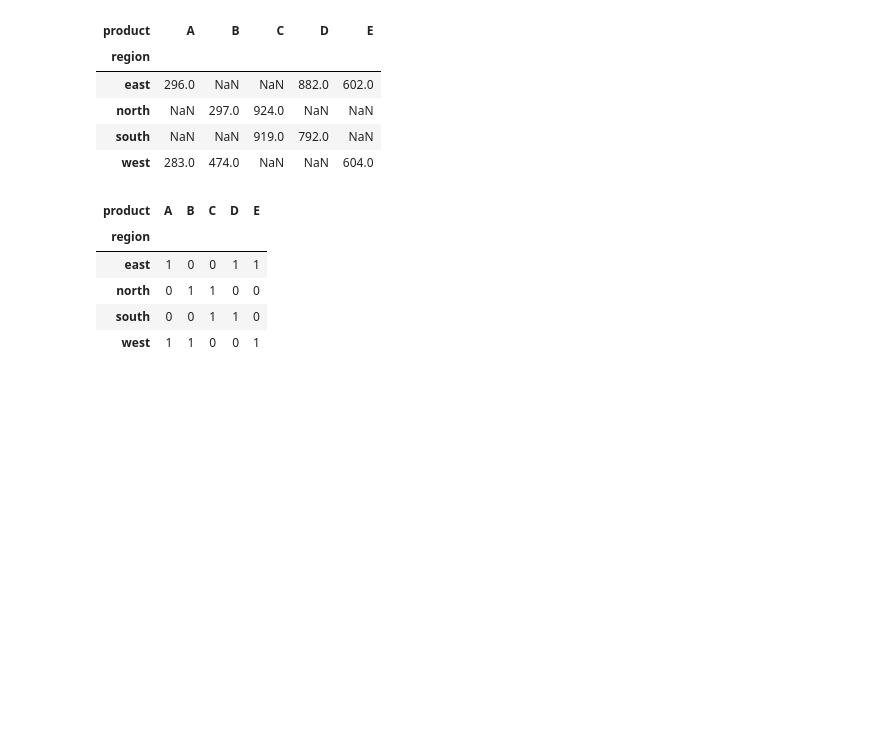
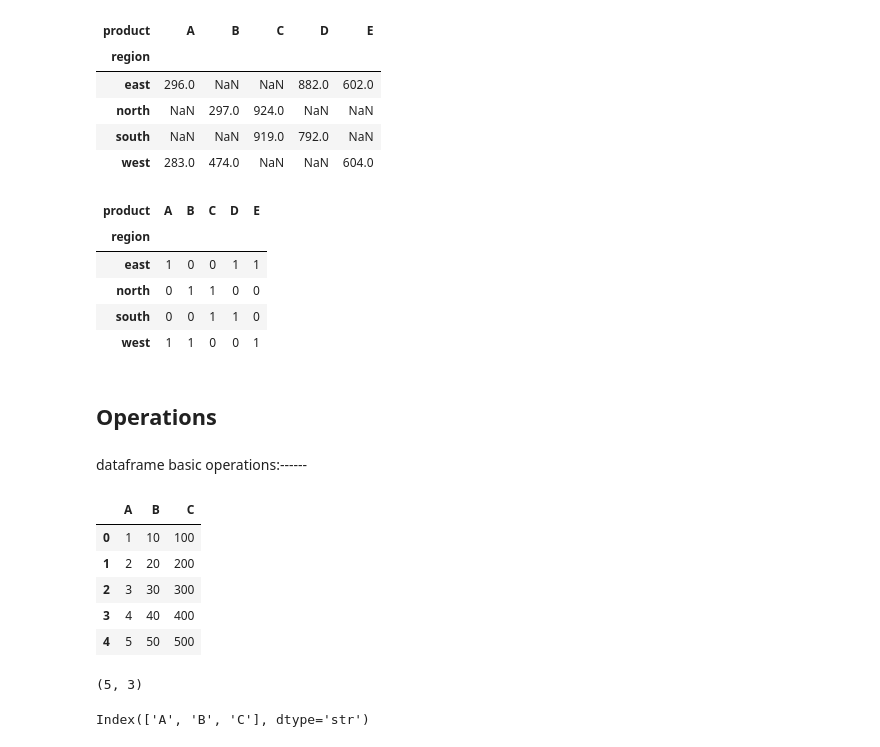
Before and after one commit to AyushSharma-17/dataanalysis_python_l1, a Jupyter notebook: copy_of_pandas_ex.ipynb, the cells around one changed output. Cells and saved outputs as stored; diff of their text form; code cells hidden in the pictures; blank space fills up the shorter version.

Commit message:
operations

```diff
--- a/copy_of_pandas_ex.ipynb
+++ b/copy_of_pandas_ex.ipynb
@@ -573,3 +573,30 @@ pd.crosstab(df4['region'], df4['product'])
 | north | 0 | 1 | 1 | 0 | 0 |
 | south | 0 | 0 | 1 | 1 | 0 |
 | west | 1 | 1 | 0 | 0 | 1 |
+# %% [markdown]
+<h2><b>Operations</b></h2>
+# %% [markdown]
+dataframe basic operations:------
+# %%
+df=pd.DataFrame({
+    'A':[1,2,3,4,5],
+    'B':[10,20,30,40,50],
+    'C':[100,200,300,400,500]
+})
+# %%
+df
+# %% [output]
+|  | A | B | C |
+| 0 | 1 | 10 | 100 |
+| 1 | 2 | 20 | 200 |
+| 2 | 3 | 30 | 300 |
+| 3 | 4 | 40 | 400 |
+| 4 | 5 | 50 | 500 |
+# %%
+df.shape
+# %% [output]
+(5, 3)
+# %%
+df.columns
+# %% [output]
+Index(['A', 'B', 'C'], dtype='str')
```
Also changed, not shown: parts of 8 cells of this notebook.
